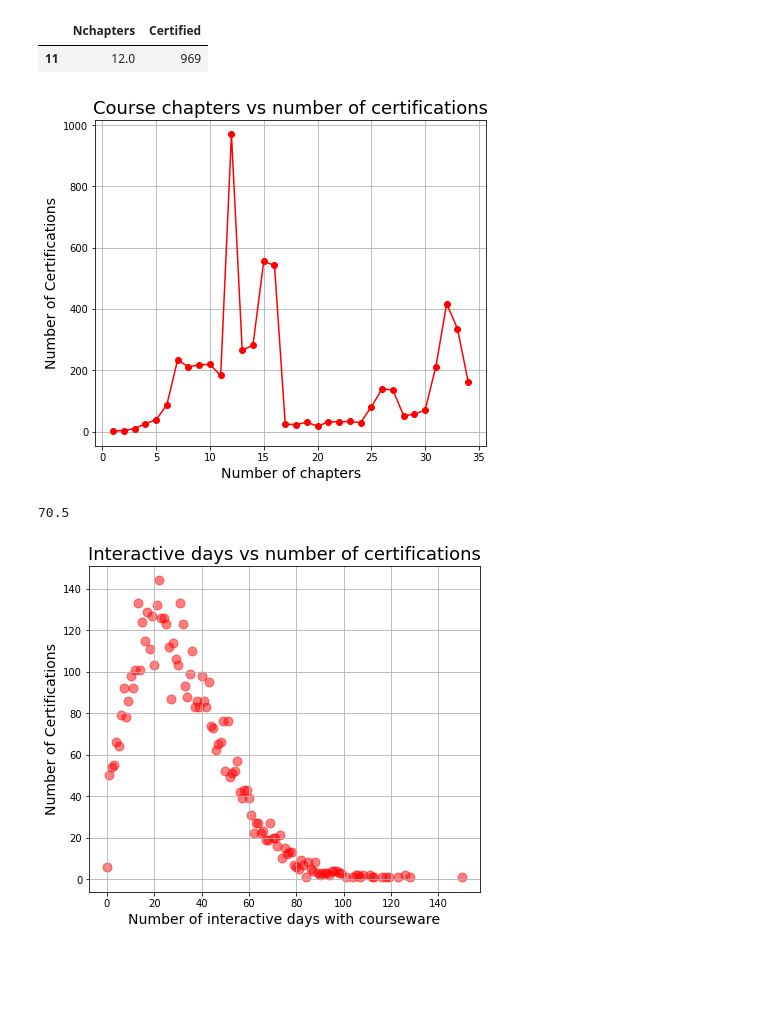
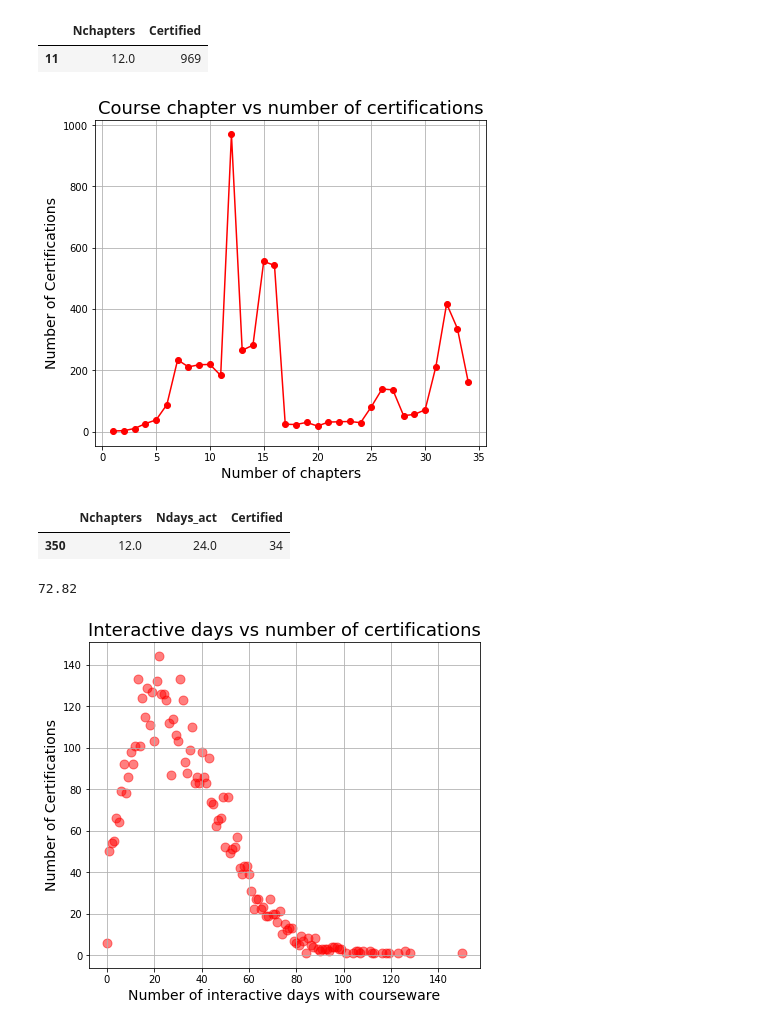
Before and after one commit to Deborahaina/Predicting-why-MOOCs-fail, a Jupyter notebook: DATS 6103 - Individual Project 3 - Deborah Aina.ipynb, the cells around one changed output. Drawn from its saved outputs; the diff is of its cells as text; code cells hidden in the pictures; blank space fills up the shorter version.

```diff
--- a/DATS 6103 - Individual Project 3 - Deborah Aina.ipynb
+++ b/DATS 6103 - Individual Project 3 - Deborah Aina.ipynb
@@ -563,33 +571,49 @@ optimal_num_chapters
 # %%
 #Plot this data
 plt.figure(figsize=(7,6))
 plt.plot('Nchapters','Certified', data=num_of_chapters_cert, marker='o', c='red')
-plt.title('Course chapters vs number of certifications', fontsize=18)
+plt.title('Course chapter vs number of certifications', fontsize=18)
 plt.xlabel('Number of chapters',fontsize=14)
 plt.ylabel('Number of Certifications',fontsize=14)
 plt.grid(True)
 
 plt.savefig('css/num_chapters_certification.jpeg')
 # %% [output]
-[figure, old version]
+[figure, new version]
+# %%
+#Is it true that structuring courses to be 12 chapters engage students the most and result in more certifications?
+
+#Certified only
+certified = mooc_data.loc[mooc_data['Certified']== 'Yes']
+
+#Num of chapters and the number of interactive days with courseware
+chapter_interactive_days = certified.groupby(['Nchapters','Ndays_act']).count()['Certified']
+chap = chapter_interactive_days.reset_index()
+
+#Give me the row that has the highest certification
+chap['Certified'].max()
+
+#give me the num of course chapters and days that correspond with 34 certifications
+perfect_chapter_days = chap.loc[chap['Certified']>= 34, :]
+perfect_chapter_days
+# %% [output]
+|  | Nchapters | Ndays_act | Certified |
+| 350 | 12.0 | 24.0 | 34 |
 # %%
-#Number of interactive days with the courseware and out of these days how many were certified
-interactive_days = mooc_data['Ndays_act'].value_counts()
+#Group number of days students interacted with the courseware and the number of certifications
+certified = mooc_data[mooc_data['Certified']=='Yes']
 
-#Filter out only those who were certified
-certified = mooc_data[(mooc_data["Certified"] == 'Yes')]
-
-#Group number of days students interacted with the courseware and the number of certifications
 unique_days_certified = certified.groupby(['Ndays_act']).count()['Certified']
 unique_days_certified = unique_days_certified.reset_index()
+unique_days_certified.head()
 
 # 2 weeks to 8 weeks
-optimal_num_days = unique_days_certified.loc[(unique_days_certified['Ndays_act']>=14) & (unique_days_certified['Ndays_act']< 57)]
+optimal_num_days = unique_days_certified.loc[(unique_days_certified['Ndays_act']>=13) & (unique_days_certified['Ndays_act']< 57)]
 total_sum = optimal_num_days['Certified'].sum()
 
-#straucture courses to run between 2 weeks to 8 weeks
-most_impactful_days = round(total_sum/len(certified)*100, 2)
-most_impactful_days
+#impact of structuring courses to run from about 2 weeks to 8 weeks
+percent_most_impactful_days = round(total_sum/len(certified)*100, 2)
+percent_most_impactful_days
 # %% [output]
-70.5
+72.82
 # %%
```
Also changed, not shown: parts of 12 cells of this notebook, 7 other files.
